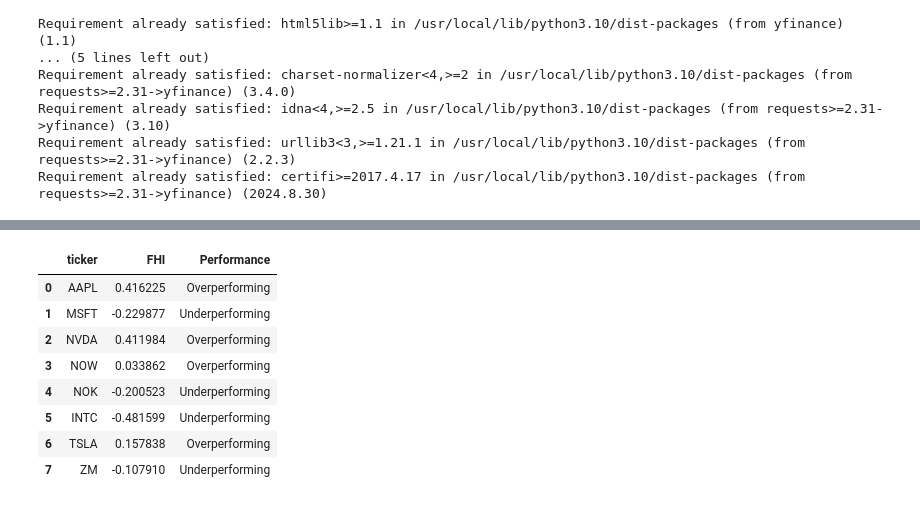
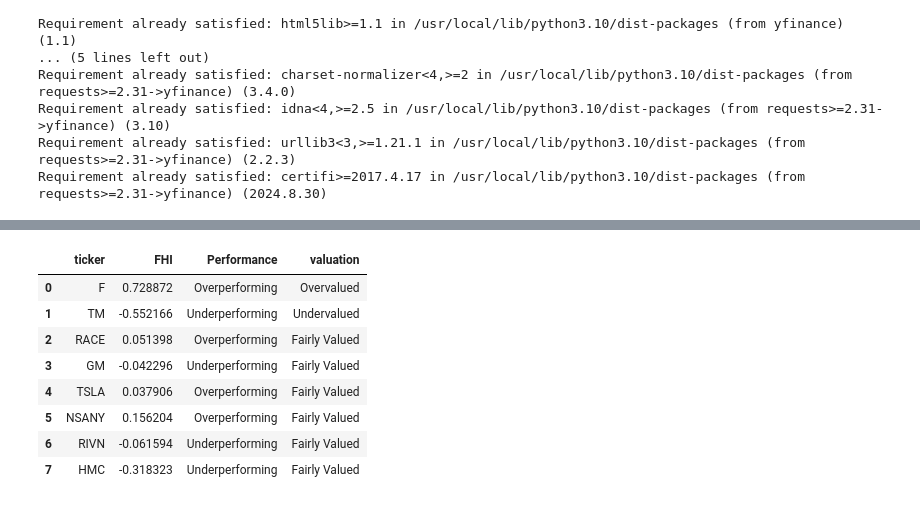
Before and after one commit to 28Aarya/FHI-score-for-stability, a Jupyter notebook: Financial_Health_index.ipynb, the cells around one changed output, grey strips where cells are left out. Saved outputs shown, nothing was run; the diff lists cells and outputs as text; code cells hidden in the pictures.

```diff
--- a/Financial_Health_index.ipynb
+++ b/Financial_Health_index.ipynb
@@ -30,7 +30,7 @@ import seaborn as sns
 import yfinance as yf
 import pandas as pd
 
-stocks = ['AAPL', 'MSFT', 'NVDA', 'NOW', 'NOK', 'INTC', 'TSLA', 'ZM']
+stocks = ['F', 'TM', 'RACE', 'GM','TSLA','NSANY','RIVN','HMC']
 
 def fetch_metrics(ticker):
     stock = yf.Ticker(ticker)
@@ -146,0 +165,13 @@ financial_df.head(8)
+# %%
+# Assign weights focused on FHI for stability
+
+weights = {
+        'currentRatio': 0.2,
+        'debtToEquity': 0.25,
+        'returnOnEquity':0.15,
+        'priceToBook':0.1,
+        'earningsGrowth':0.1,
+        'dividendYield':0.2,
+        'beta':0.2
+
+}
@@ -225,11 +242,11 @@ Sector Average FHI: 0.00
-# %%
-#detecting outliers for undervaluation and overvaluation- using z score(?)
-'''def evaluate_valuation(row):
-    if row['zscore'] <-1 and row['fhi'] > sector_avg['fhi']:
-        return "Undervalued"
-    elif row['zscore'] > 1 and row['fhi'] < sector_avg['fhi']:
-        return "Overvalued"
-    else:
-        return "Fairly Valued"
-
-financial_df['valuation'] = financial_df.apply(evaluate_valuation, axis=1)'''
+# %%
+financial_df['FHI_zscore'] = (financial_df['FHI'] - financial_df['FHI'].mean()) / financial_df['FHI'].std()
+
+# Detect outliers
+outliers = financial_df[(financial_df['FHI_zscore'] > 1) | (financial_df['FHI_zscore'] < -1)]
+financial_df['valuation'] = np.where(financial_df['FHI_zscore'] > 1.00, 'Overvalued',
+                          np.where(financial_df['FHI_zscore'] < -1.00, 'Undervalued', 'Fairly Valued'))
+
+
+print("\nStocks with Valuation Categories:")
+print(financial_df[['ticker', 'FHI', 'FHI_zscore', 'valuation']])
@@ -236,16 +264,16 @@ financial_df['valuation'] = financial_df.apply(evaluate_valuation, axis=1)'''
 # %%
-'''new_df= financial_df[['ticker', 'FHI', 'Performance', 'Valuation(?)']]
-new_df'''
+new_df= financial_df[['ticker', 'FHI', 'Performance', 'valuation']]
+new_df
 # %% [output]
-|  | ticker | FHI | Performance |
-| 0 | AAPL | 0.416225 | Overperforming |
-| 1 | MSFT | -0.229877 | Underperforming |
-| 2 | NVDA | 0.411984 | Overperforming |
-| 3 | NOW | 0.033862 | Overperforming |
-| 4 | NOK | -0.200523 | Underperforming |
-| 5 | INTC | -0.481599 | Underperforming |
-| 6 | TSLA | 0.157838 | Overperforming |
-| 7 | ZM | -0.107910 | Underperforming |
+|  | ticker | FHI | Performance | valuation |
+| 0 | F | 0.728872 | Overperforming | Overvalued |
+| 1 | TM | -0.552166 | Underperforming | Undervalued |
+| 2 | RACE | 0.051398 | Overperforming | Fairly Valued |
+| 3 | GM | -0.042296 | Underperforming | Fairly Valued |
+| 4 | TSLA | 0.037906 | Overperforming | Fairly Valued |
+| 5 | NSANY | 0.156204 | Overperforming | Fairly Valued |
+| 6 | RIVN | -0.061594 | Underperforming | Fairly Valued |
+| 7 | HMC | -0.318323 | Underperforming | Fairly Valued |
 # %%
 #data insights: solvency, liquidity and profitability
 '''def financial_summary(row):
```
Also changed, not shown: parts of 18 cells of this notebook.
